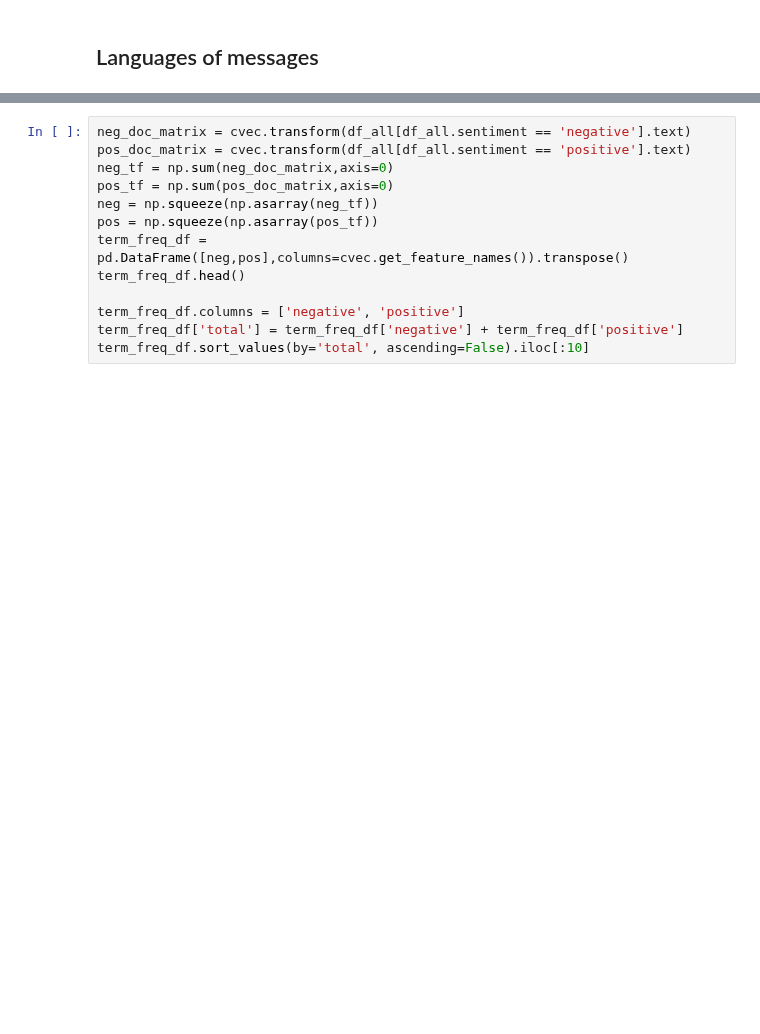
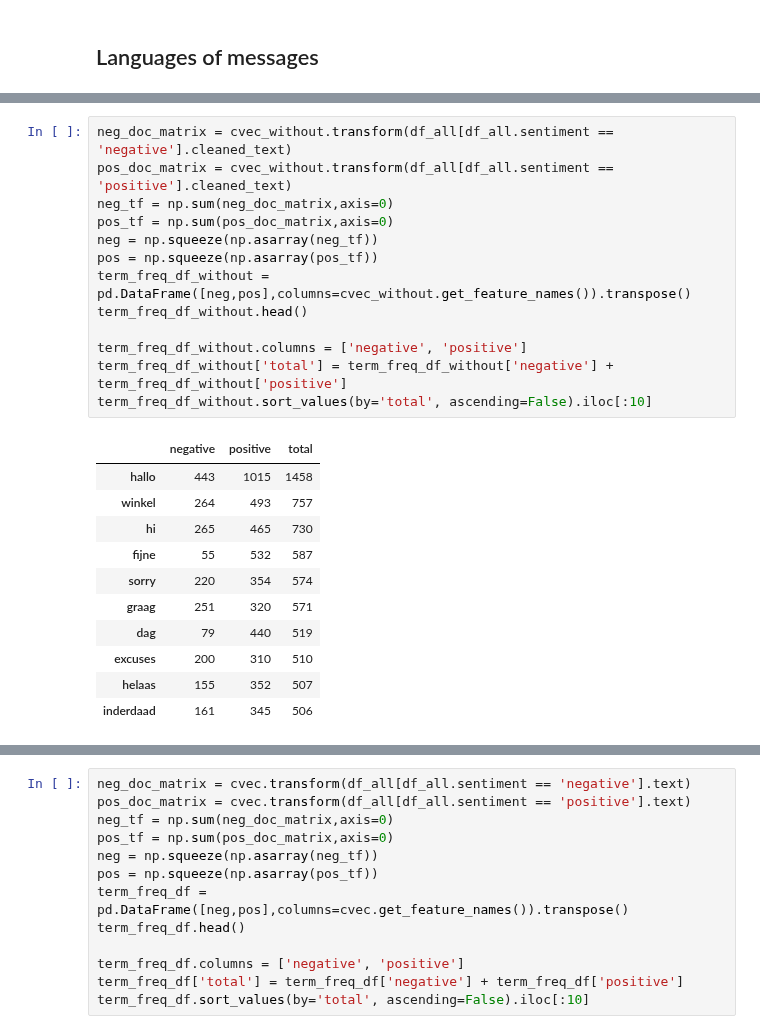
Before and after one commit to dpbac/twitter_analysis_online_grocery_NL, a Jupyter notebook: notebooks/04-EDA and Sentiment Analysis.ipynb, the cells around one changed output, grey strips where cells are left out. Drawn from its saved outputs; the diff is of its cells as text; blank space fills up the shorter version.

```diff
--- a/notebooks/04-EDA and Sentiment Analysis.ipynb
+++ b/notebooks/04-EDA and Sentiment Analysis.ipynb
@@ -471,0 +573,25 @@ len(cvec.get_feature_names())
+# %%
+neg_doc_matrix = cvec_without.transform(df_all[df_all.sentiment == 'negative'].cleaned_text)
+pos_doc_matrix = cvec_without.transform(df_all[df_all.sentiment == 'positive'].cleaned_text)
+neg_tf = np.sum(neg_doc_matrix,axis=0)
+pos_tf = np.sum(pos_doc_matrix,axis=0)
+neg = np.squeeze(np.asarray(neg_tf))
+pos = np.squeeze(np.asarray(pos_tf))
+term_freq_df_without = pd.DataFrame([neg,pos],columns=cvec_without.get_feature_names()).transpose()
+term_freq_df_without.head()
+
+term_freq_df_without.columns = ['negative', 'positive']
+term_freq_df_without['total'] = term_freq_df_without['negative'] + term_freq_df_without['positive']
+term_freq_df_without.sort_values(by='total', ascending=False).iloc[:10]
+# %% [output]
+|  | negative | positive | total |
+| hallo | 443 | 1015 | 1458 |
+| winkel | 264 | 493 | 757 |
+| hi | 265 | 465 | 730 |
+| fijne | 55 | 532 | 587 |
+| sorry | 220 | 354 | 574 |
+| graag | 251 | 320 | 571 |
+| dag | 79 | 440 | 519 |
+| excuses | 200 | 310 | 510 |
+| helaas | 155 | 352 | 507 |
+| inderdaad | 161 | 345 | 506 |
```
Also changed, not shown: parts of 35 cells of this notebook.
